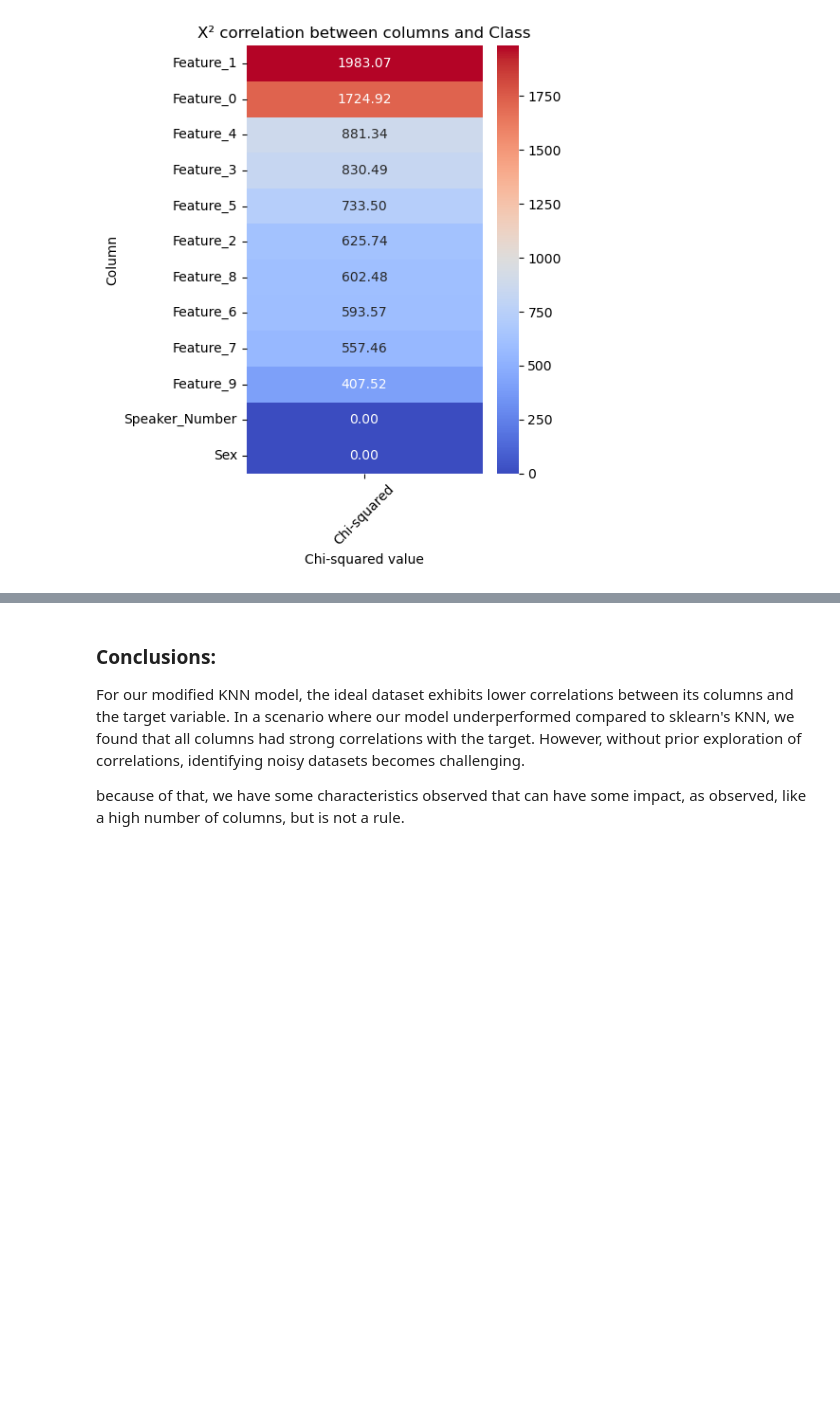
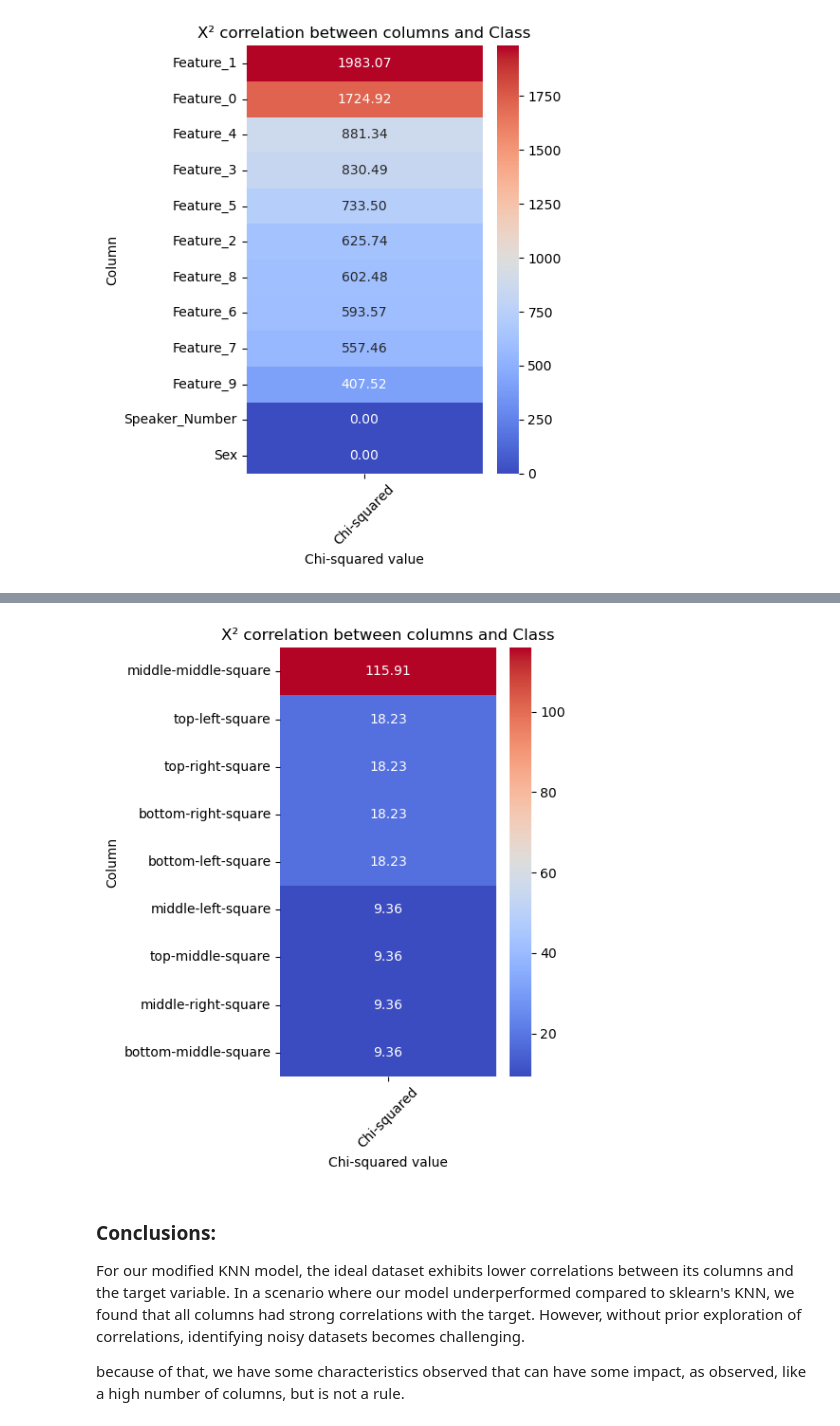
Before and after one commit to RobertGleison/cc18-analysis, a Jupyter notebook: D_evaluation/metrics_comparison.ipynb, the cells around one changed output, grey strips where cells are left out. Cells and saved outputs as stored; diff of their text form; code cells hidden in the pictures; blank space fills up the shorter version.

```diff
--- a/D_evaluation/metrics_comparison.ipynb
+++ b/D_evaluation/metrics_comparison.ipynb
@@ -439,3 +439,6 @@ plt.tight_layout()
 plt.show()
 # %% [output]
 [figure]
+# %%
+dataset_49 = pd.read_csv('../files_csv/csv_tests/dataset_49.csv')
+dataset_49['Class'].value_counts()
@@ -442,3 +484,31 @@ plt.show()
+# %%
+chi_squared_values = {}
+
+for col in dataset_49.iloc[:,:-1].columns:
+    if col in numeric_cols:  # Handle numeric columns
+        kbins = KBinsDiscretizer(n_bins=25, encode='ordinal', strategy='uniform')
+        discretized_col = kbins.fit_transform(dataset_49[[col]]).astype(int).flatten()
+        contingency_table = pd.crosstab(discretized_col, dataset_49['Class'])
+    else:  # Handle categorical columns
+        contingency_table = pd.crosstab(dataset_49[col], dataset_49['Class'])
+
+    chi2_stat, *_ = chi2_contingency(contingency_table)
+    chi_squared_values[col] = chi2_stat
+
+chi_squared_df = pd.DataFrame(list(chi_squared_values.items()), columns=['Column', 'Chi-squared'])
+chi_squared_df = chi_squared_df.sort_values(by='Chi-squared', ascending=False)
+
+plt.figure(figsize=(5, 6))
+sns.heatmap(chi_squared_df.set_index('Column'), annot=True, cmap='coolwarm', fmt=".2f")
+plt.title('X² correlation between columns and Class')
+plt.xlabel('Chi-squared value')
+plt.ylabel('Column')
+plt.xticks(rotation=45)
+plt.yticks(rotation=0)
+plt.tight_layout()
+plt.show()
+# %% [output]
+[figure, added]
 # %% [markdown]
 ### Conclusions:
 For our modified KNN model, the ideal dataset exhibits lower correlations between its columns and the target variable. In a scenario where our model underperformed compared to sklearn's KNN, we found that all columns had strong correlations with the target. However, without prior exploration of correlations, identifying noisy datasets becomes challenging.
```
Also changed, not shown: parts of 8 cells of this notebook, 2 other files.
